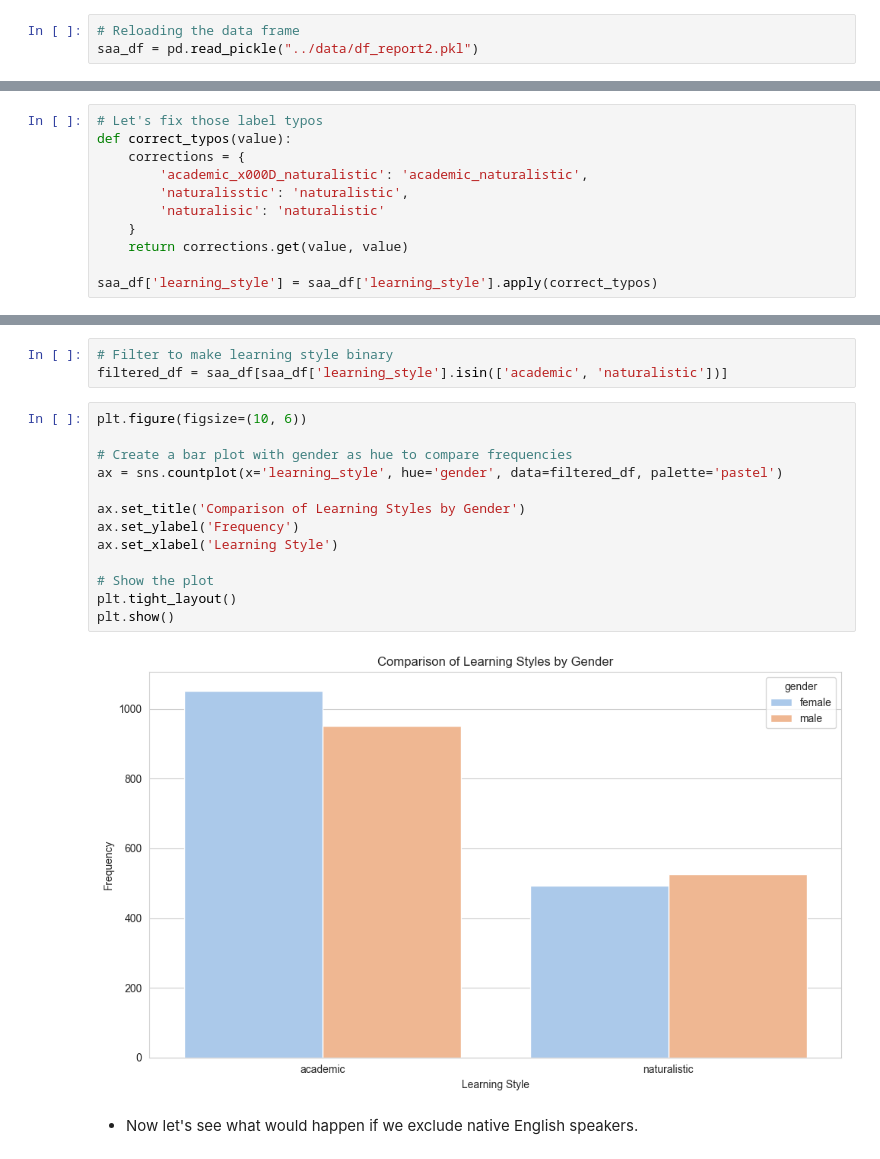
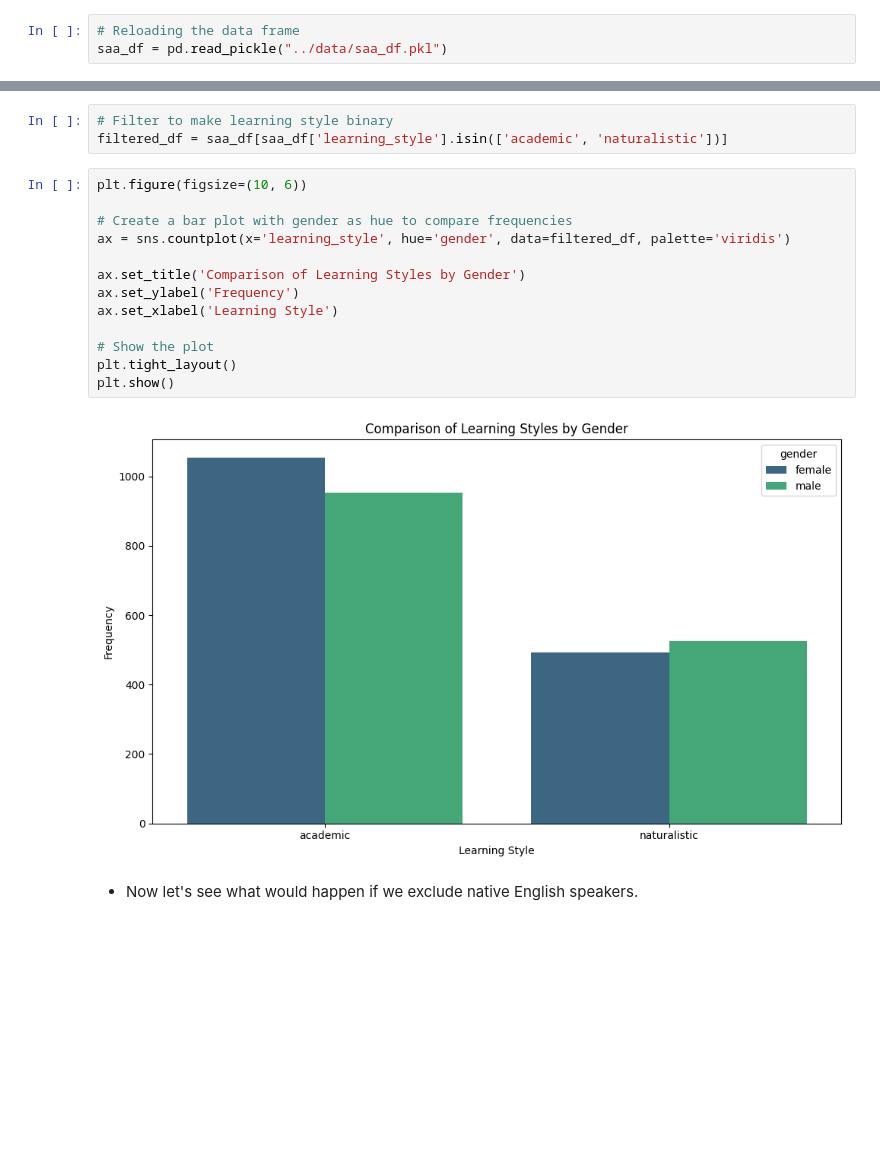
Before and after one commit to Data-Science-for-Linguists-2024/Speech-Accent-Analysis, a Jupyter notebook: notebooks/biographical_analysis.ipynb, the cells around one changed output, grey strips where cells are left out. Drawn from its saved outputs; the diff is of its cells as text; blank space fills up the shorter version.

Commit message:
Progress Report 3

```diff
--- a/notebooks/biographical_analysis.ipynb
+++ b/notebooks/biographical_analysis.ipynb
@@ -14,6 +27,6 @@ import matplotlib as mpl
 # %%
 # Reloading the data frame
-saa_df = pd.read_pickle("../data/df_report2.pkl")
+saa_df = pd.read_pickle("../data/saa_df.pkl")
 # %%
 saa_df.sample(10)
 # %% [output]
@@ -46,11 +45,0 @@ plt.show()
-# %%
-# Let's fix those label typos
-def correct_typos(value):
-    corrections = {
-        'academic_x000D_naturalistic': 'academic_naturalistic',
-        'naturalisstic': 'naturalistic',
-        'naturalisic': 'naturalistic'
-    }
-    return corrections.get(value, value)
-
-saa_df['learning_style'] = saa_df['learning_style'].apply(correct_typos)
@@ -168,18 +171,18 @@ filtered_df = saa_df[saa_df['learning_style'].isin(['academic', 'naturalistic'])
 # %%
 plt.figure(figsize=(10, 6))
 
 # Create a bar plot with gender as hue to compare frequencies
-ax = sns.countplot(x='learning_style', hue='gender', data=filtered_df, palette='pastel')
+ax = sns.countplot(x='learning_style', hue='gender', data=filtered_df, palette='viridis')
 
 ax.set_title('Comparison of Learning Styles by Gender')
 ax.set_ylabel('Frequency')
 ax.set_xlabel('Learning Style')
 
 # Show the plot
 plt.tight_layout()
 plt.show()
 # %% [output]
-[figure, old version]
+[figure, new version]
 # %% [markdown]
 * Now let's see what would happen if we exclude native English speakers.
 # %%
```
Also changed, not shown: parts of 42 cells of this notebook, 9 other files.
